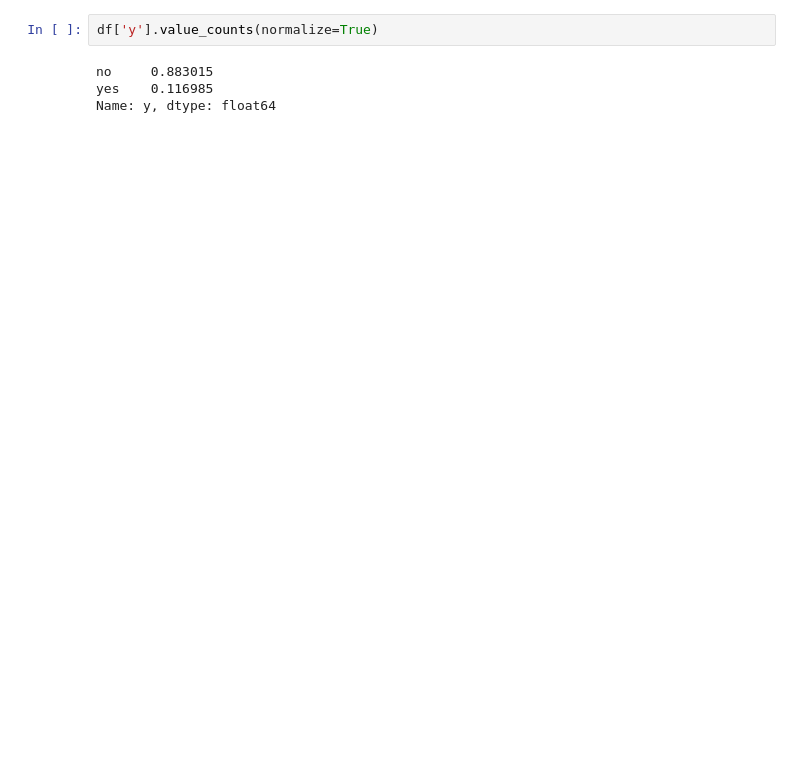
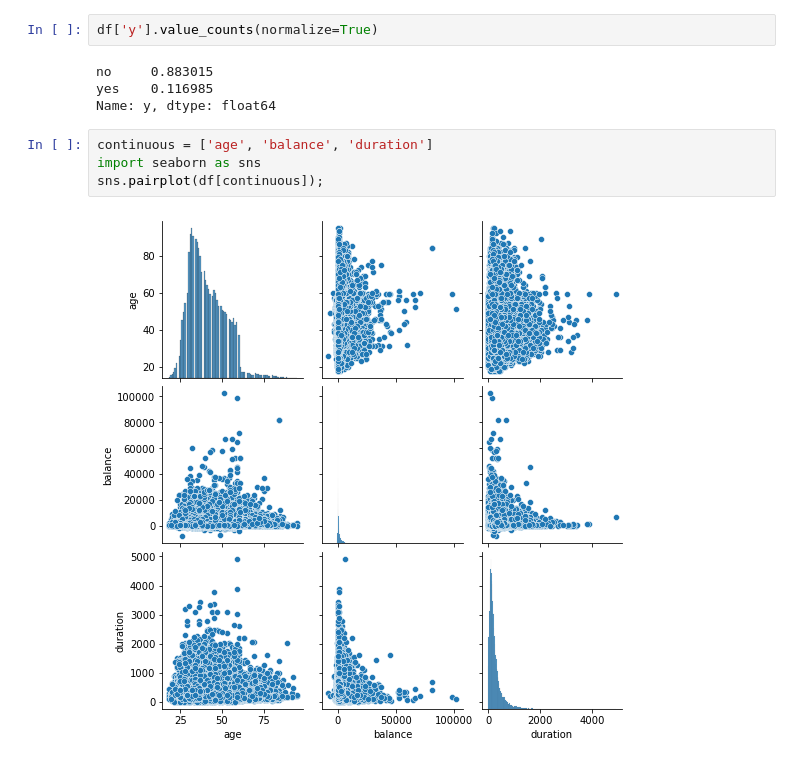
Before and after one commit to VedantVarshney/hsbc_dse_project, a Jupyter notebook: notebooks/student.ipynb, the cells around one changed output. Saved outputs shown, nothing was run; the diff lists cells and outputs as text; blank space fills up the shorter version.

```diff
--- a/notebooks/student.ipynb
+++ b/notebooks/student.ipynb
@@ -44,3 +69,9 @@ df['y'].value_counts(normalize=True)
 no     0.883015
 yes    0.116985
 Name: y, dtype: float64
+# %%
+continuous = ['age', 'balance', 'duration']
+import seaborn as sns
+sns.pairplot(df[continuous]);
+# %% [output]
+[figure, added]
```
Also changed, not shown: parts of 6 cells of this notebook.
